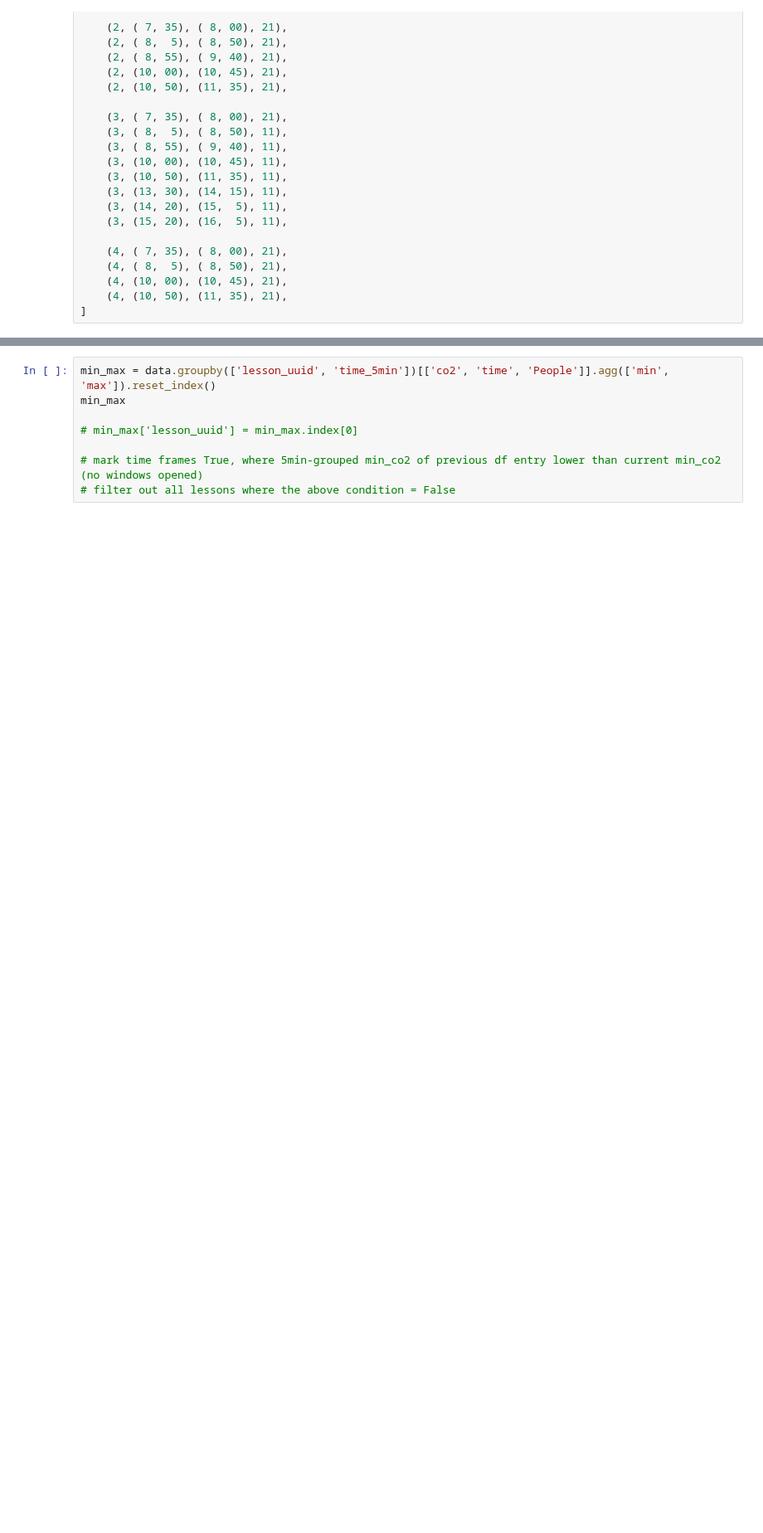
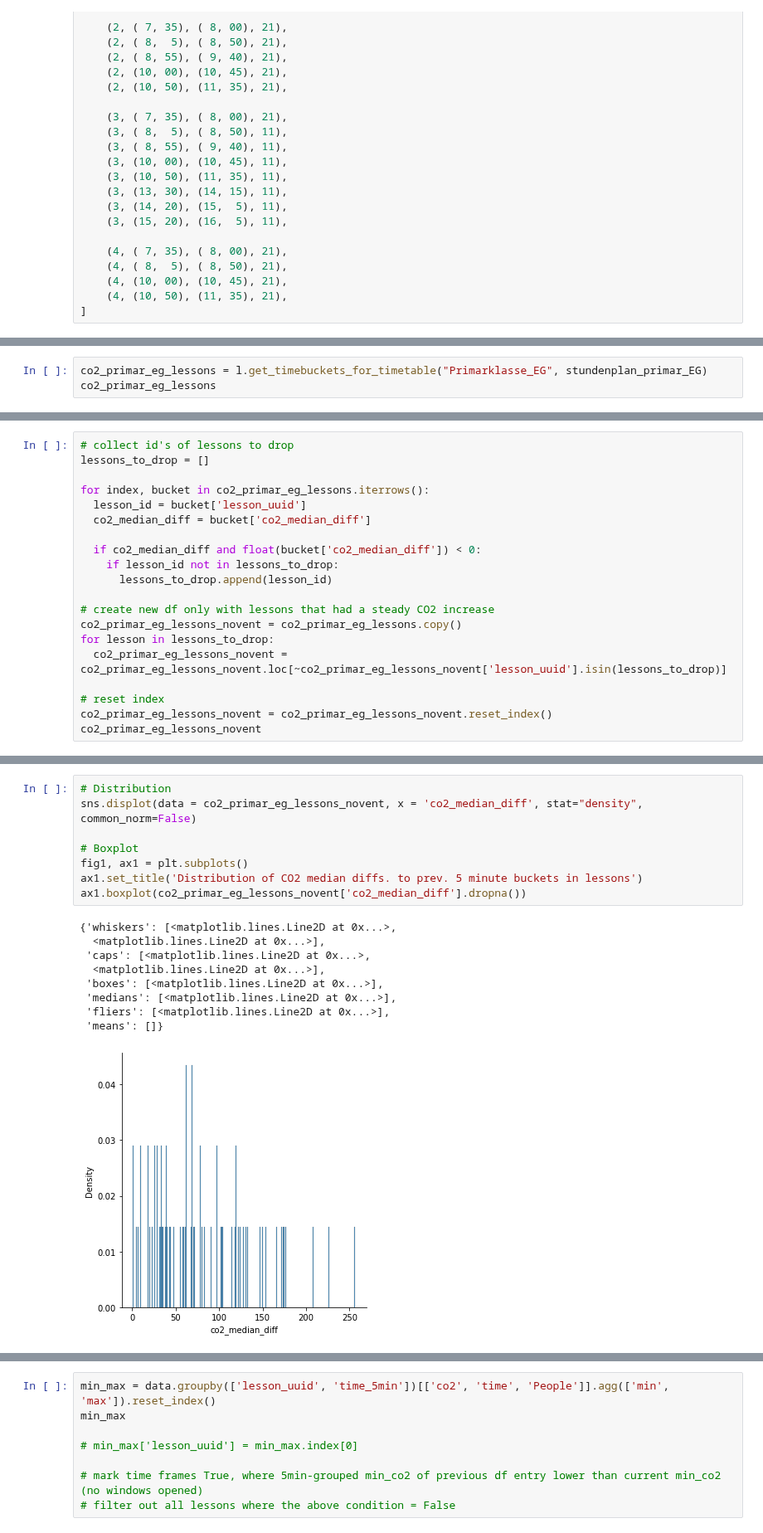
Before and after one commit to Smart-Classroom-Challenge/Data-Evaluation, a Jupyter notebook: Forschungsfrage_2.ipynb, the cells around one changed output, grey strips where cells are left out. Shown at 83% size. Saved outputs shown, nothing was run; the diff lists cells and outputs as text; blank space fills up the shorter version.

```diff
--- a/Forschungsfrage_2.ipynb
+++ b/Forschungsfrage_2.ipynb
@@ -243,0 +70,3 @@ stundenplan_primar_EG = [
+# %%
+co2_primar_eg_lessons = l.get_timebuckets_for_timetable("Primarklasse_EG", stundenplan_primar_EG)
+co2_primar_eg_lessons
@@ -243,0 +89,20 @@ stundenplan_primar_EG = [
+# %%
+# collect id's of lessons to drop
+lessons_to_drop = []
+
+for index, bucket in co2_primar_eg_lessons.iterrows():
+  lesson_id = bucket['lesson_uuid']
+  co2_median_diff = bucket['co2_median_diff']
+
+  if co2_median_diff and float(bucket['co2_median_diff']) < 0:
+    if lesson_id not in lessons_to_drop:
+      lessons_to_drop.append(lesson_id)
+
+# create new df only with lessons that had a steady CO2 increase
+co2_primar_eg_lessons_novent = co2_primar_eg_lessons.copy()
+for lesson in lessons_to_drop:
+  co2_primar_eg_lessons_novent = co2_primar_eg_lessons_novent.loc[~co2_primar_eg_lessons_novent['lesson_uuid'].isin(lessons_to_drop)]
+
+# reset index
+co2_primar_eg_lessons_novent = co2_primar_eg_lessons_novent.reset_index()
+co2_primar_eg_lessons_novent
@@ -243,0 +125,18 @@ stundenplan_primar_EG = [
+# %%
+# Distribution
+sns.displot(data = co2_primar_eg_lessons_novent, x = 'co2_median_diff', stat="density", common_norm=False)
+
+# Boxplot
+fig1, ax1 = plt.subplots()
+ax1.set_title('Distribution of CO2 median diffs. to prev. 5 minute buckets in lessons')
+ax1.boxplot(co2_primar_eg_lessons_novent['co2_median_diff'].dropna())
+# %% [output]
+{'whiskers': [<matplotlib.lines.Line2D at 0x...>,
+  <matplotlib.lines.Line2D at 0x...>],
+ 'caps': [<matplotlib.lines.Line2D at 0x...>,
+  <matplotlib.lines.Line2D at 0x...>],
+ 'boxes': [<matplotlib.lines.Line2D at 0x...>],
+ 'medians': [<matplotlib.lines.Line2D at 0x...>],
+ 'fliers': [<matplotlib.lines.Line2D at 0x...>],
+ 'means': []}
+[figure, added]
```
Also changed, not shown: parts of 16 cells of this notebook, 1 other file.
